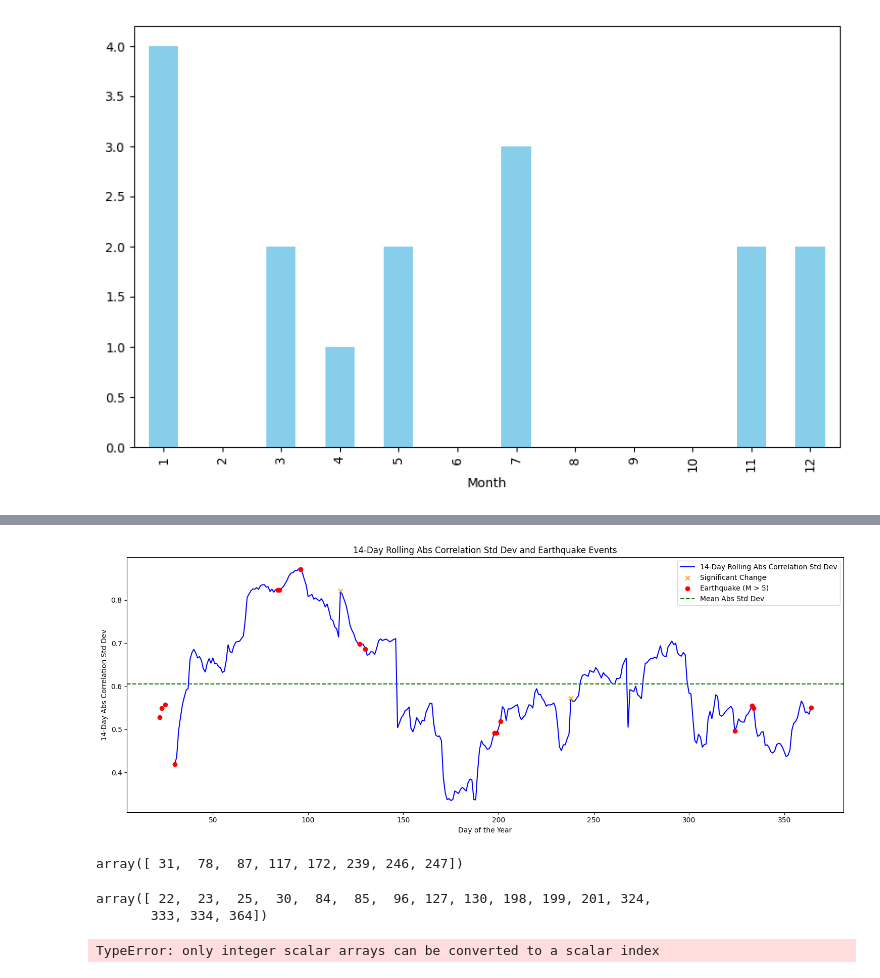
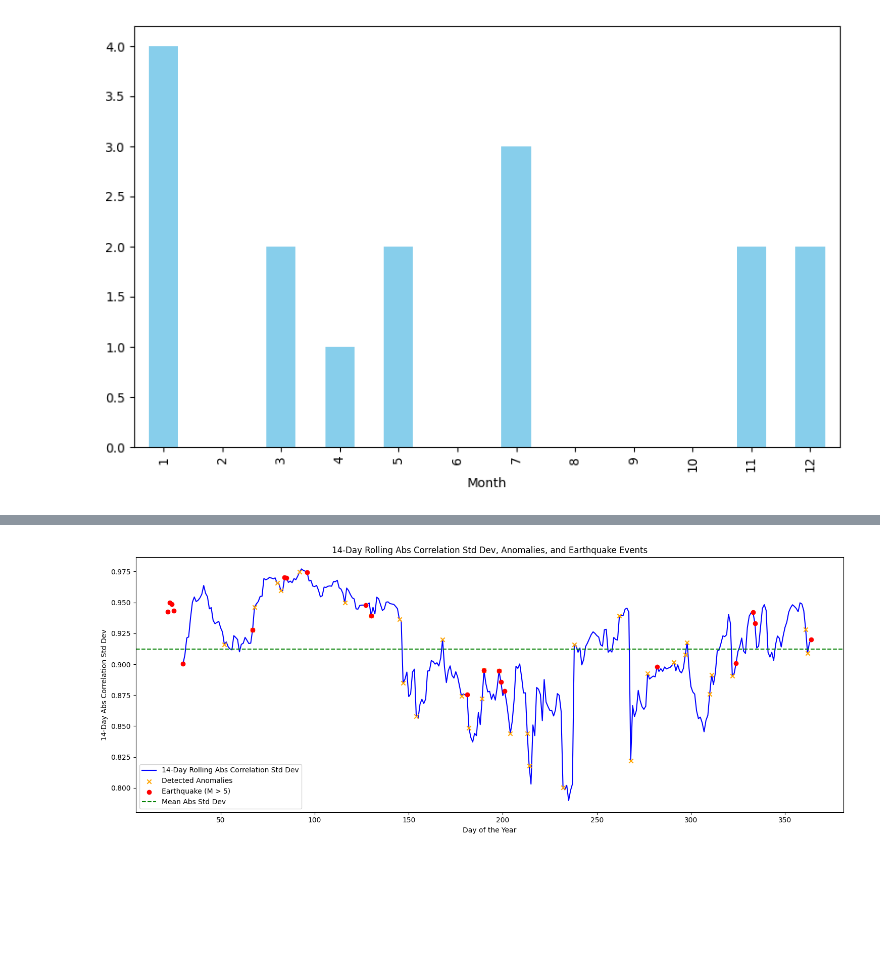
Before and after one commit to lhhhappy/Earthquake_predictor, a Jupyter notebook: reference_project/RSIT/RSIT.ipynb, the cells around one changed output, grey strips where cells are left out. Cells and saved outputs as stored; diff of their text form; code cells hidden in the pictures; blank space fills up the shorter version.

```diff
--- a/reference_project/RSIT/RSIT.ipynb
+++ b/reference_project/RSIT/RSIT.ipynb
@@ -11,0 +19,2 @@ earthquake_data = loadmat('/home/linhang/workbench/workbench/Earthquake_predicto
+# %%
+window = 14
@@ -11,0 +35,11 @@ earthquake_data = loadmat('/home/linhang/workbench/workbench/Earthquake_predicto
+# %%
+delta_corr_list = []
+plt.figure(figsize=(24,16))
+for i in range(len(corr_list)-1):
+    plt.subplot(4,6,i+1)
+    plt.title('Use Time: %d' %(i+window+1))
+    delta_corr = abs(corr_list[i+1] - corr_list[i])
+    plt.imshow(delta_corr, cmap='coolwarm', interpolation='nearest')
+    delta_corr_list.append(np.sum(delta_corr))
+plt.show()
+plt.plot(day_list[1:],delta_corr_list)
@@ -128,57 +122,68 @@ plt.show()
 # %%
-earthquake_days = np.where(earthquake_magnitudes > 5)[0]
+data = GNSS_data.T
+earthquake_days = np.where(earthquake_magnitudes >= 5)[0]
 
 rolling_abs_correlation_std = []
 
 window_size = 30
 
 # Loop through each day, starting from the 15th day (index 14)
 for t in range(window_size, 365):
     # Extract data from the past 14 days
     past_14_days_data = data[:, t - window_size:t]
 
     # Calculate correlation matrix for the 14-day window
     window_corr = np.corrcoef(past_14_days_data)
 
     # Take absolute value of the correlation matrix
     abs_window_corr = np.abs(window_corr)
 
     # Calculate the standard deviation of the absolute correlation matrix elements
-    abs_corr_std = np.mean(abs_window_corr[np.triu_indices_from(abs_window_corr, k=1)])  # Exclude diagonal
+    abs_corr_std = np.max(abs_window_corr[np.triu_indices_from(abs_window_corr, k=1)])  # Exclude diagonal
     rolling_abs_correlation_std.append(abs_corr_std)
 
 # Plot the rolling absolute standard deviation of correlation changes and earthquake events
+def detect_anomalies(values, window=7, threshold_factor=2):
+    anomalies = []
+    for i in range(window, len(values)):
+        window_data = values[i - window:i]  # Last 7 days
+        mean = np.mean(window_data)
+        std = np.std(window_data)
+        if abs(values[i] - mean) > threshold_factor * std:
+            anomalies.append(i)  # Record the index
+    return anomalies
+
+# Detect anomalies
+threshold_factor = 3  # Define the threshold as 2 times the standard deviation
+anomaly_indices = detect_anomalies(rolling_abs_correlation_std, window=7, threshold_factor=threshold_factor)
+
+# Align the indices with the full 365-day range
+aligned_anomaly_indices = [idx + window_size for idx in anomaly_indices]
+
+# Plot the rolling absolute standard deviation of correlation changes and anomalies
 plt.figure(figsize=(15, 6))
 plt.plot(range(window_size, 365), rolling_abs_correlation_std, label='14-Day Rolling Abs Correlation Std Dev', color='blue')
-std_diff = np.abs(np.diff(rolling_abs_correlation_std))
 
-std_diff = np.insert(std_diff, 0, 0)
-std_diff_idx = np.where(std_diff > 0.15)[0]
+# Plot anomalies
+plt.scatter(
+    aligned_anomaly_indices,
+    [rolling_abs_correlation_std[idx - window_size] for idx in aligned_anomaly_indices],
+    color='orange', label='Detected Anomalies', zorder=5, marker='x'
+)
 
-plt.scatter(std_diff_idx, [rolling_abs_correlation_std[int(day - window_size)] for day in std_diff_idx], color='orange', label='Significant Change', zorder=5,marker='x')
-plt.scatter(earthquake_days,
-            [rolling_abs_correlation_std[int(day - window_size)] for day in earthquake_days],
-            color='red', label='Earthquake (M > 5)', zorder=5)
+# Plot earthquake events
+plt.scatter(
+    earthquake_days,
+    [rolling_abs_correlation_std[int(day - window_size)] for day in earthquake_days],
+    color='red', label='Earthquake (M > 5)', zorder=5
+)
 
 plt.axhline(np.mean(rolling_abs_correlation_std), color='green', linestyle='--', label='Mean Abs Std Dev')
 plt.xlabel('Day of the Year')
 plt.ylabel('14-Day Abs Correlation Std Dev')
-plt.title('14-Day Rolling Abs Correlation Std Dev and Earthquake Events')
+plt.title('14-Day Rolling Abs Correlation Std Dev, Anomalies, and Earthquake Events')
 plt.legend()
 plt.tight_layout()
 plt.show()
 # %% [output]
-[figure, old version]
+[figure, new version]
-# %%
-std_diff_idx
-# %% [output]
-array([ 31,  78,  87, 117, 172, 239, 246, 247])
-# %%
-earthquake_days
-# %% [output]
-array([ 22,  23,  25,  30,  84,  85,  96, 127, 130, 198, 199, 201, 324,
-       333, 334, 364])
-# %%
-rolling_abs_correlation_std[std_diff_idx]
-# %% [output]
-TypeError: only integer scalar arrays can be converted to a scalar index
```
Also changed, not shown: parts of 47 cells of this notebook, 9 other files.
